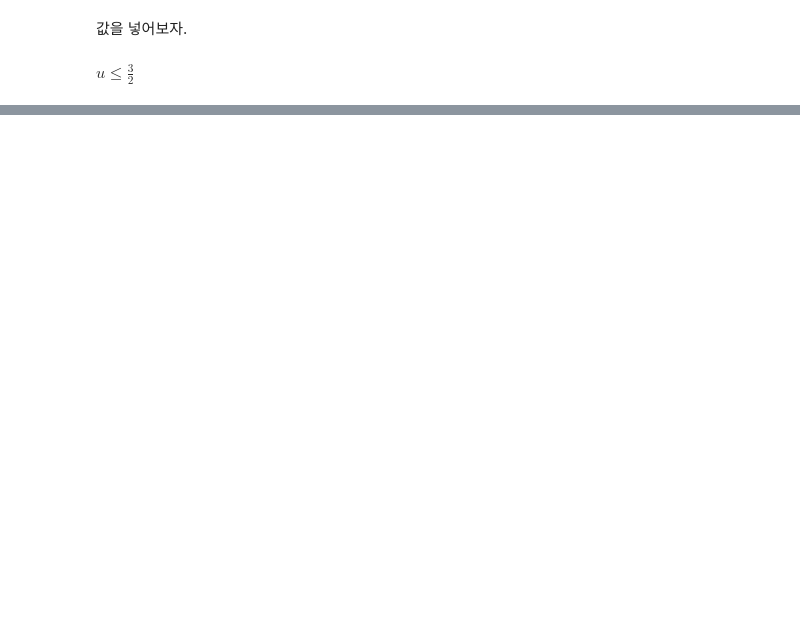
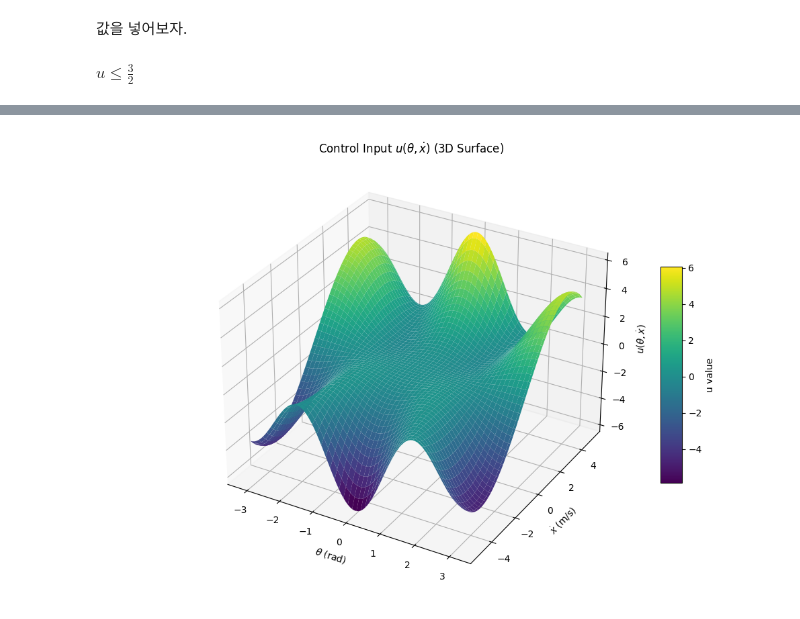
Before and after one commit to JinooLi/cart-pole, a Jupyter notebook: calc.ipynb, the cells around one changed output, grey strips where cells are left out. Saved outputs shown, nothing was run; the diff lists cells and outputs as text; code cells hidden in the pictures; blank space fills up the shorter version.

```diff
--- a/calc.ipynb
+++ b/calc.ipynb
@@ -194,0 +208,4 @@ $\displaystyle u \leq \frac{3}{2}$
+# %%
+dV_dt = -x_ddot * m * l * (E_p * sp.cos(theta) * theta_dot - lam * x_dot)
+dV_dt = dV_dt.simplify()
+csp.make_state_comfy_to_see(dV_dt)
@@ -194,0 +214,4 @@ $\displaystyle u \leq \frac{3}{2}$
+# %%
+dV_dt = dV_dt.subs(E_p, E_p_val)
+dV_dt = dV_dt.simplify()
+csp.make_state_comfy_to_see(dV_dt)
@@ -194,0 +222,7 @@ $\displaystyle u \leq \frac{3}{2}$
+# %%
+u_a = sp.symbols("u_a", real=True)
+u = u_a * (E_p * sp.cos(theta) * theta_dot - lam * x_dot)
+u = u.simplify()
+u = u.subs(E_p, E_p_val)
+u = u.simplify()
+csp.make_state_comfy_to_see(u)
@@ -194,0 +233,65 @@ $\displaystyle u \leq \frac{3}{2}$
+# %%
+import numpy as np
+%matplotlib widget
+import matplotlib.pyplot as plt
+
+# dict_state = {x: 1, theta: 0, x_dot: 0, theta_dot: 0}
+dict_const = {m: 0.1, M: 1, l: 1, g: 9.81}
+dict_swing = {u_a: 1, lam: 1}
+
+x_sym, theta_sym, x_dot_sym, theta_dot_sym = sp.symbols(
+    "x theta xdot thetadot", real=True
+)
+
+dict_state = {
+    x: x_sym,
+    theta: theta_sym,
+    x_dot: x_dot_sym,
+    theta_dot: theta_dot_sym,
+}
+
+u_numeric = (
+    csp.make_state_comfy_to_see(u).subs(dict_const).subs(dict_swing).subs(dict_state)
+)
+u_numeric = u_numeric.simplify()
+
+u_func = sp.lambdify(
+    (x, x_dot_sym, theta_sym, theta_dot_sym), u_numeric, modules="numpy"
+)
+
+dV_dt_numeric = (
+    csp.make_state_comfy_to_see(dV_dt)
+    .subs(dict_const)
+    .subs(dict_swing)
+    .subs(dict_state)
+)
+dV_dt_numeric = dV_dt_numeric.simplify()
+dV_dt_func = sp.lambdify(
+    (x, x_dot_sym, theta_sym, theta_dot_sym), dV_dt_numeric, modules="numpy"
+)
+
+# --- 5. 상태 변수 범위 설정 ---
+
+theta_vals = np.linspace(-np.pi, np.pi, 100)
+x_dot_vals = np.linspace(-5, 5, 100)
+theta_dot_vals = np.linspace(-10, 10, 100)
+Theta, X_dot = np.meshgrid(theta_vals, x_dot_vals)
+
+# --- 6. 수치 계산 ---
+U_vals = u_func(0, 0, Theta, X_dot)
+
+fig = plt.figure(figsize=(10, 7))
+ax = fig.add_subplot(111, projection='3d')
+
+surf = ax.plot_surface(Theta, X_dot, U_vals, cmap='viridis', edgecolor='none')
+
+ax.set_xlabel(r'$\theta$ (rad)')
+ax.set_ylabel(r'$\dot{x}$ (m/s)')
+ax.set_zlabel(r'$u(\theta, \dot{x})$')
+ax.set_title('Control Input $u(\\theta, \dot{x})$ (3D Surface)')
+fig.colorbar(surf, ax=ax, shrink=0.5, aspect=10, label='u value')
+
+plt.tight_layout()
+plt.show()
+# %% [output]
+[figure, added]
```
Also changed, not shown: parts of 8 cells of this notebook.
